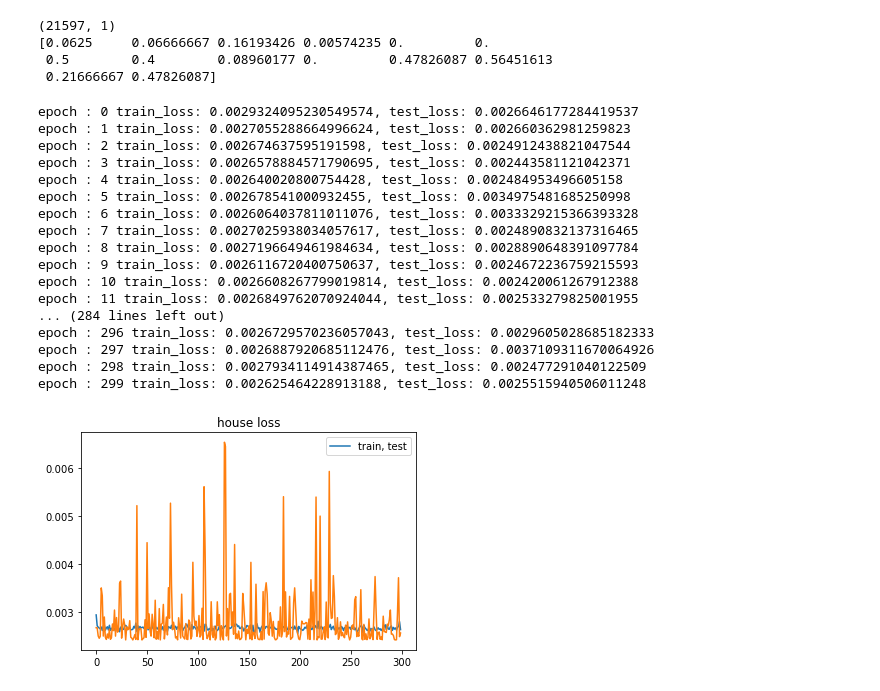
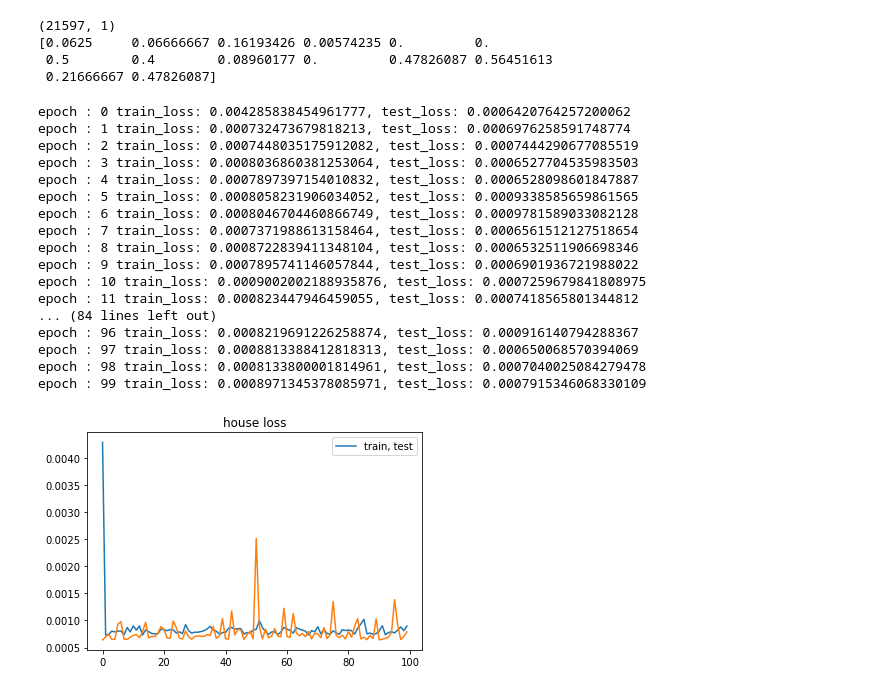
Before and after one commit to fproks/LeetCode, a Jupyter notebook: deepLearning/notebook/house.ipynb, the cells around one changed output. Drawn from its saved outputs; the diff is of its cells as text; code cells hidden in the pictures.

```diff
--- a/deepLearning/notebook/house.ipynb
+++ b/deepLearning/notebook/house.ipynb
@@ -65,22 +67,27 @@ class Model(nn.Module):
     def __init__(self):
         super().__init__()
         self.model = torch.nn.Sequential(
-            torch.nn.Linear(in_features=14, out_features=32),
-            torch.nn.ReLU(),
-            torch.nn.Linear(in_features=32, out_features=16),
-            torch.nn.ReLU(),
-            torch.nn.Linear(in_features=16, out_features=8),
-            torch.nn.ReLU(),
-            torch.nn.Linear(in_features=8, out_features=4),
-            torch.nn.ReLU(),
-            torch.nn.Linear(in_features=4, out_features=1),
+            nn.Linear(in_features=14, out_features=32, bias=True),
+            nn.BatchNorm1d(32),
+            nn.Linear(in_features=32, out_features=64, bias=True),
+            nn.BatchNorm1d(64),
+            nn.Linear(in_features=64, out_features=32, bias=True),
+            nn.BatchNorm1d(32),
+            nn.Linear(in_features=32, out_features=16, bias=True),
+            nn.BatchNorm1d(16),
+            nn.Linear(in_features=16, out_features=8, bias=True),
+            nn.BatchNorm1d(8),
+            nn.Linear(in_features=8, out_features=4, bias=True),
+            nn.BatchNorm1d(4),
+            nn.Linear(in_features=4, out_features=1, bias=True),
+            nn.Sigmoid()
         )
 
     def forward(self, x):
         return self.model(x)
 
 
-batch_size = 16
+batch_size = 64
 train_data_x, test_data_x = torch.utils.data.dataset.random_split(data, [17278, 4319],
                                                                   generator=torch.Generator().manual_seed(42))
 train_data_y, test_data_y = torch.utils.data.dataset.random_split(label, [17278, 4319],
@@ -93,49 +100,50 @@ train_data = DataLoader(
     shuffle=True
 )
 model = Model()
 MSEloss = nn.MSELoss()
 optimizer = Adam(model.parameters(), lr=0.1)
-max_epoch = 300
+max_epoch = 100
+
 
 test_loss = []
 train_loss = []
 for epoch in range(max_epoch):
     epoch_loss = []
     for step, (batch_x, batch_y) in enumerate(train_data):
         pred = model(batch_x)
         loss = MSEloss(pred, batch_y)
         optimizer.zero_grad()
         loss.backward()
         optimizer.step()
         epoch_loss.append(loss.cpu().data)
         #print(f"epoch: {epoch}, iter : {step}, loss: {loss.cpu().data}")
     test_pred = model(test_x)
     loss = MSEloss(test_pred, test_y)
     test_loss.append(loss.cpu().data)
     train_loss.append(np.mean(epoch_loss))
     print(f"epoch : {epoch} train_loss: {np.mean(epoch_loss)}, test_loss: {loss.cpu().data}")
 
 plt.plot([i for i in range(max_epoch)], train_loss)
 plt.plot([i for i in range(max_epoch)], test_loss)
 plt.title("house loss")
 plt.legend(["train, test"])
 plt.show()
 # %% [output]
-epoch : 0 train_loss: 0.0029324095230549574, test_loss: 0.0026646177284419537
-epoch : 1 train_loss: 0.0027055288664996624, test_loss: 0.002660362981259823
-epoch : 2 train_loss: 0.002674637595191598, test_loss: 0.0024912438821047544
-epoch : 3 train_loss: 0.0026578884571790695, test_loss: 0.002443581121042371
-epoch : 4 train_loss: 0.002640020800754428, test_loss: 0.002484953496605158
-epoch : 5 train_loss: 0.002678541000932455, test_loss: 0.0034975481685250998
-epoch : 6 train_loss: 0.0026064037811011076, test_loss: 0.0033329215366393328
-epoch : 7 train_loss: 0.0027025938034057617, test_loss: 0.0024890832137316465
-epoch : 8 train_loss: 0.0027196649461984634, test_loss: 0.0028890648391097784
-epoch : 9 train_loss: 0.0026116720400750637, test_loss: 0.0024672236759215593
-epoch : 10 train_loss: 0.0026608267799019814, test_loss: 0.002420061267912388
-epoch : 11 train_loss: 0.0026849762070924044, test_loss: 0.002533279825001955
-... (284 lines left out)
-epoch : 296 train_loss: 0.0026729570236057043, test_loss: 0.0029605028685182333
-epoch : 297 train_loss: 0.0026887920685112476, test_loss: 0.0037109311670064926
-epoch : 298 train_loss: 0.0027934114914387465, test_loss: 0.002477291040122509
-epoch : 299 train_loss: 0.002625464228913188, test_loss: 0.0025515940506011248
+epoch : 0 train_loss: 0.004285838454961777, test_loss: 0.0006420764257200062
+epoch : 1 train_loss: 0.000732473679818213, test_loss: 0.0006976258591748774
+epoch : 2 train_loss: 0.0007448035175912082, test_loss: 0.0007444290677085519
+epoch : 3 train_loss: 0.0008036860381253064, test_loss: 0.0006527704535983503
+epoch : 4 train_loss: 0.0007897397154010832, test_loss: 0.0006528098601847887
+epoch : 5 train_loss: 0.0008058231906034052, test_loss: 0.0009338585659861565
+epoch : 6 train_loss: 0.0008046704460866749, test_loss: 0.0009781589033082128
+epoch : 7 train_loss: 0.0007371988613158464, test_loss: 0.0006561512127518654
+epoch : 8 train_loss: 0.0008722839411348104, test_loss: 0.0006532511906698346
+epoch : 9 train_loss: 0.0007895741146057844, test_loss: 0.0006901936721988022
+epoch : 10 train_loss: 0.0009002002188935876, test_loss: 0.0007259679841808975
+epoch : 11 train_loss: 0.000823447946459055, test_loss: 0.0007418565801344812
+... (84 lines left out)
+epoch : 96 train_loss: 0.0008219691226258874, test_loss: 0.000916140794288367
+epoch : 97 train_loss: 0.0008813388412818313, test_loss: 0.000650068570394069
+epoch : 98 train_loss: 0.0008133800001814961, test_loss: 0.0007040025084279478
+epoch : 99 train_loss: 0.0008971345378085971, test_loss: 0.0007915346068330109
-[figure, old version]
+[figure, new version]
```
Also changed, not shown: parts of 2 cells of this notebook.
